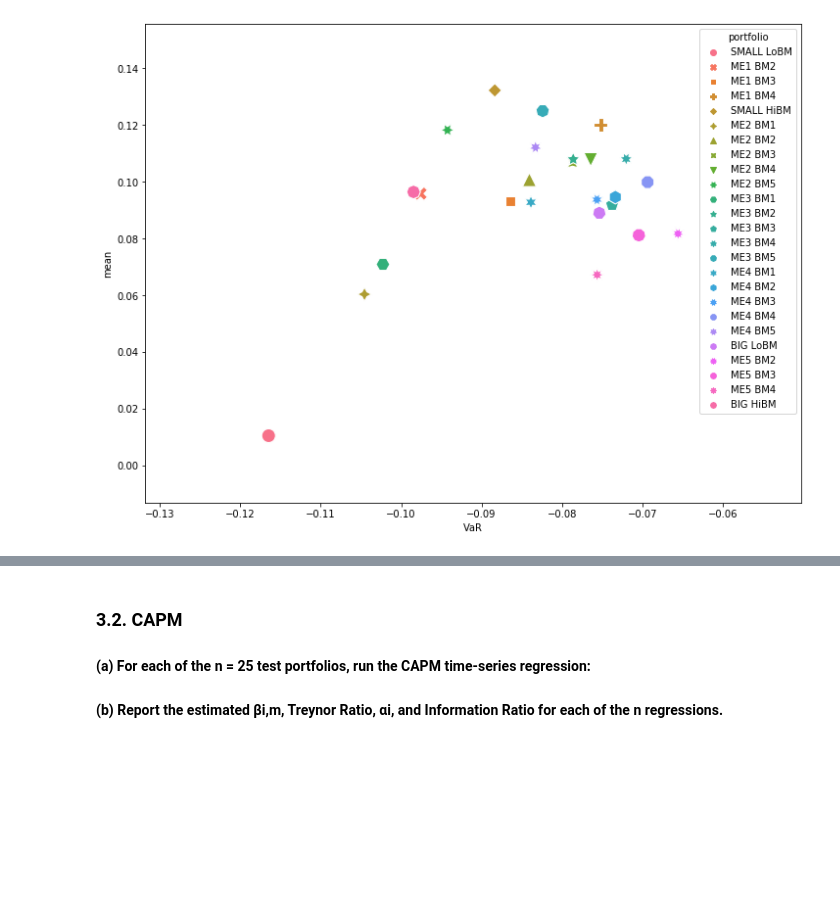
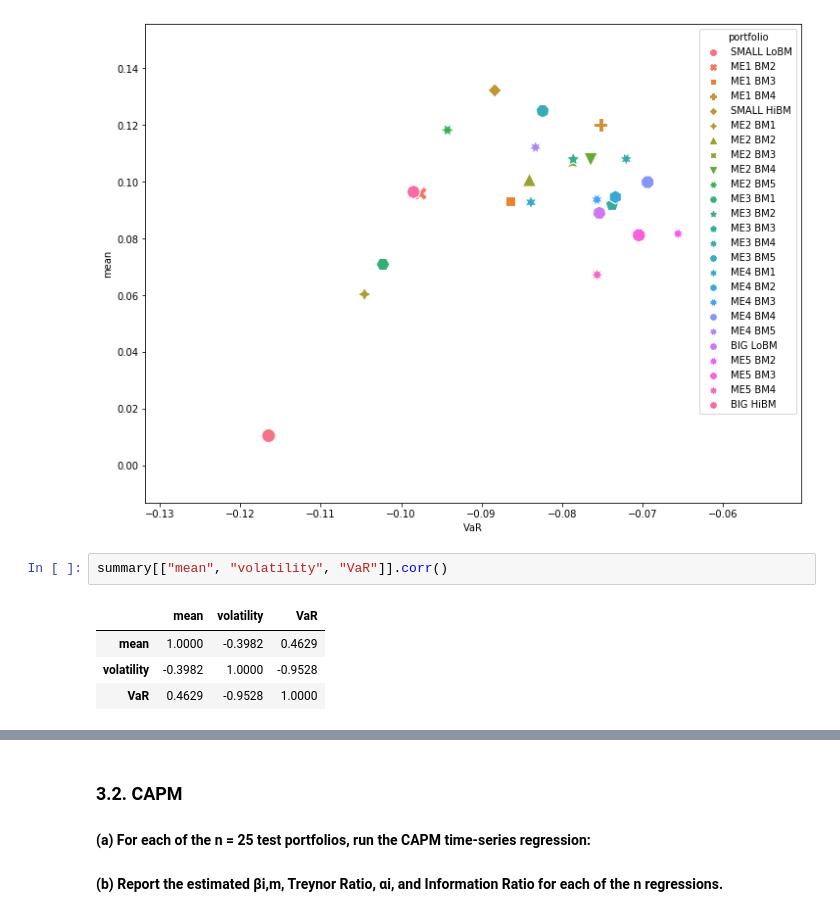
Before and after one commit to Zixin730/finm-portfolio-2022, a Jupyter notebook: homework/hw4.ipynb, the cells around one changed output, grey strips where cells are left out. Saved outputs shown, nothing was run; the diff lists cells and outputs as text; blank space fills up the shorter version.

```diff
--- a/homework/hw4.ipynb
+++ b/homework/hw4.ipynb
@@ -382,3 +334,10 @@ sns.scatterplot(
 # %% [output]
 <matplotlib.axes._subplots.AxesSubplot at 0x...>
 [figure]
+# %%
+summary[["mean", "volatility", "VaR"]].corr()
+# %% [output]
+|  | mean | volatility | VaR |
+| mean | 1.0000 | -0.3982 | 0.4629 |
+| volatility | -0.3982 | 1.0000 | -0.9528 |
+| VaR | 0.4629 | -0.9528 | 1.0000 |
```
Also changed, not shown: parts of 8 cells of this notebook.
